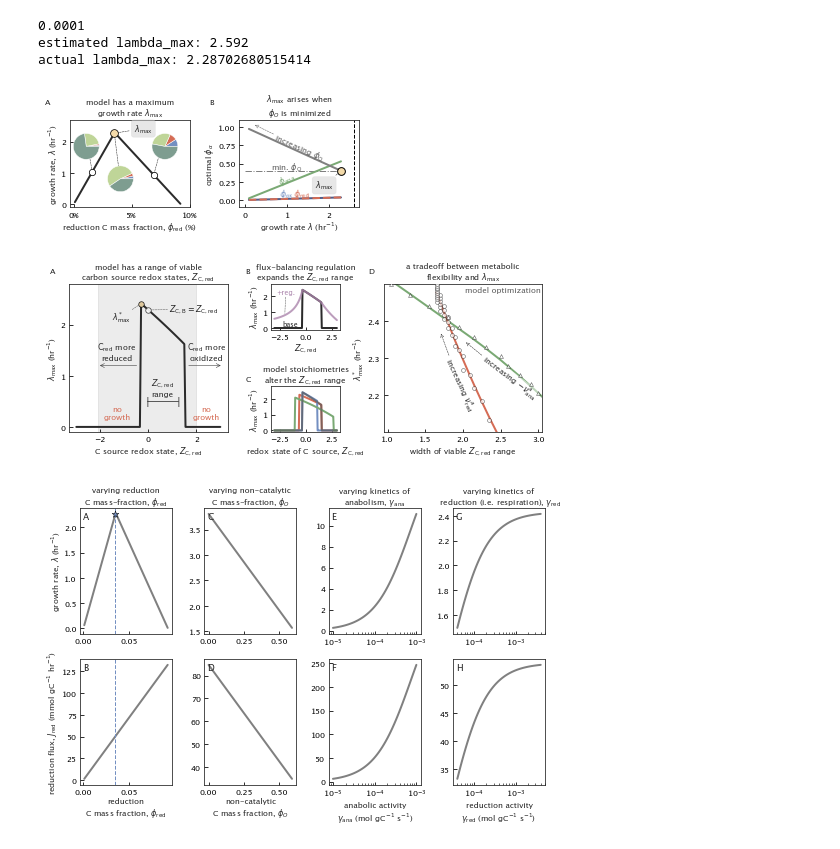
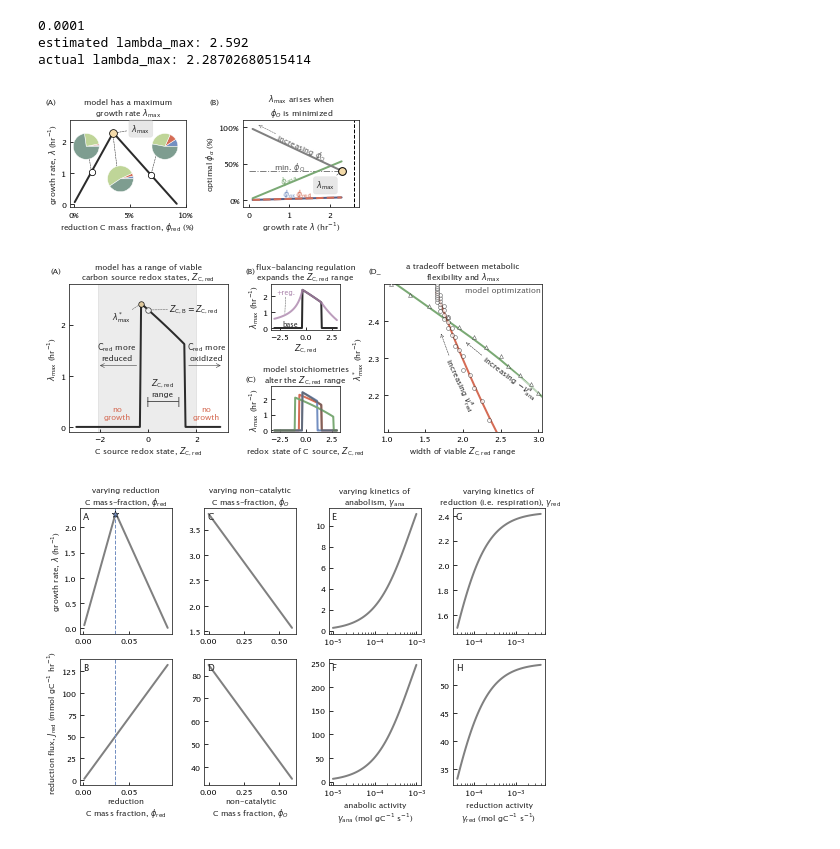
Before and after one commit to flamholz/redox-proteome, a Jupyter notebook: notebooks/Fig3_4.ipynb, the cells around one changed output. Drawn from its saved outputs; the diff is of its cells as text; code cells hidden in the pictures.

Commit message:
add notes on each figure, output as PDF

```diff
--- a/notebooks/Fig3_4.ipynb
+++ b/notebooks/Fig3_4.ipynb
@@ -222,38 +231,42 @@ plt.annotate('increasing $\phi_{\mathrm{O}}$', xy=(0.2, 1.04), xytext=(1.3, 0.73
              fontsize=8, ha='center', va='center', color=greys[-2], annotation_clip=True, arrowprops=arrowprops, bbox=bbox)
 
 # annotate the point where lambda_max is found
 bbox = dict(boxstyle="round", fc=greys[1], ec=greys[1], lw=0.5, alpha=0.5)
 arrowprops = dict(
     arrowstyle="-", linestyle='--',
     facecolor=greys[-1], edgecolor=greys[-1], lw=0.5)
 plt.annotate('$\lambda_{\mathrm{max}}$', xy=(lambda_max, min_phi_O), xytext=(lambda_max-0.4, min_phi_O-0.2), textcoords='data',
              fontsize=8, ha='center', va='center', color=greys[-1], annotation_clip=False, arrowprops=arrowprops, bbox=bbox)
 
 plt.axvline(est_lambda_max, color='k', ls='--', lw=1)
 #plt.text(est_lambda_max-0.02, 0.3, r'$\lambda_{\mathrm{max}} \approx \gamma_{\mathrm{ana}}(1-\phi_O)$', ha='right', va='center', rotation=90, fontsize=9)
 plt.xlabel(r'growth rate $\lambda$ (hr$^{-1}$)')
-plt.ylabel(r'optimal $\phi_\alpha$')
+plt.ylabel(r'optimal $\phi_\alpha$ (%)')
 #plt.legend(loc=1)
 plt.ylim(-0.1, 1.1)
+# percent format the Y axis
+plt.yticks(np.arange(0, 1.1, 0.5))
+formatter = FuncFormatter(lambda y, _: '{:.0%}'.format(y))
+plt.gca().yaxis.set_major_formatter(formatter)
 
 titles = [
     'model has a maximum\ngrowth rate $\lambda_{\mathrm{max}}$',
     '$\lambda_{\mathrm{max}}$ arises when\n$\phi_O$ is minimized',
 ]
 for title, ax in zip(titles, axs):
     ax.set_title(title)
 
-plt.figtext(0.05, 0.86, 'A', fontsize=8, weight='bold')
-plt.figtext(0.53, 0.86, 'B', fontsize=8, weight='bold')
+plt.figtext(0.05, 0.86, '(A)', fontsize=8)
+plt.figtext(0.53, 0.86, '(B)', fontsize=8)
 
 plt.tight_layout()
-plt.savefig('../output/Fig3_growth_rate.png', facecolor='white', dpi=300, bbox_inches='tight')
+plt.savefig('../output/Fig3_growth_rate.pdf', facecolor='white', dpi=300, bbox_inches='tight')
 plt.show()
 # %% [output]
 0.0001
 estimated lambda_max: 2.592
 actual lambda_max: 2.28702680515414
-[figure, old version]
+[figure, new version]
 # %%
 mosaic_text = "AABDD\nAACDD"
 fig, axs = plt.subplot_mosaic(mosaic_text, figsize=(7.24, 3),
@@ -449,16 +462,16 @@ titles = [('A', 'model has a range of viable\ncarbon source redox states, $Z_{\m
 for label, title in titles:
     axs[label].set_title(title)
 
-plt.figtext(0.03, 0.9, 'A', fontsize=8, weight='bold')
-plt.figtext(0.405, 0.9, 'B', fontsize=8, weight='bold')
-plt.figtext(0.405, 0.4, 'C', fontsize=8, weight='bold')
-plt.figtext(0.64, 0.9, 'D', fontsize=8, weight='bold')
+plt.figtext(0.03, 0.9, '(A)', fontsize=8)
+plt.figtext(0.405, 0.9, '(B)', fontsize=8)
+plt.figtext(0.405, 0.4, '(C)', fontsize=8)
+plt.figtext(0.64, 0.9, '(D_', fontsize=8)
 
 plt.tight_layout()
-plt.savefig('../output/Fig4_metabolic_flexibility.png', facecolor='white', dpi=300, bbox_inches='tight')
+plt.savefig('../output/Fig4_metabolic_flexibility.pdf', facecolor='white', dpi=300, bbox_inches='tight')
 plt.show()
 # %% [output]
-[figure, old version]
+[figure, new version]
 # %%
 var_phi_O_df = pd.read_csv('../output/fix_phi_O.csv')
 var_phi_red_df = pd.read_csv('../output/fix_phi_red.csv')
```
Also changed, not shown: parts of 1 cell of this notebook, 4 other files.
